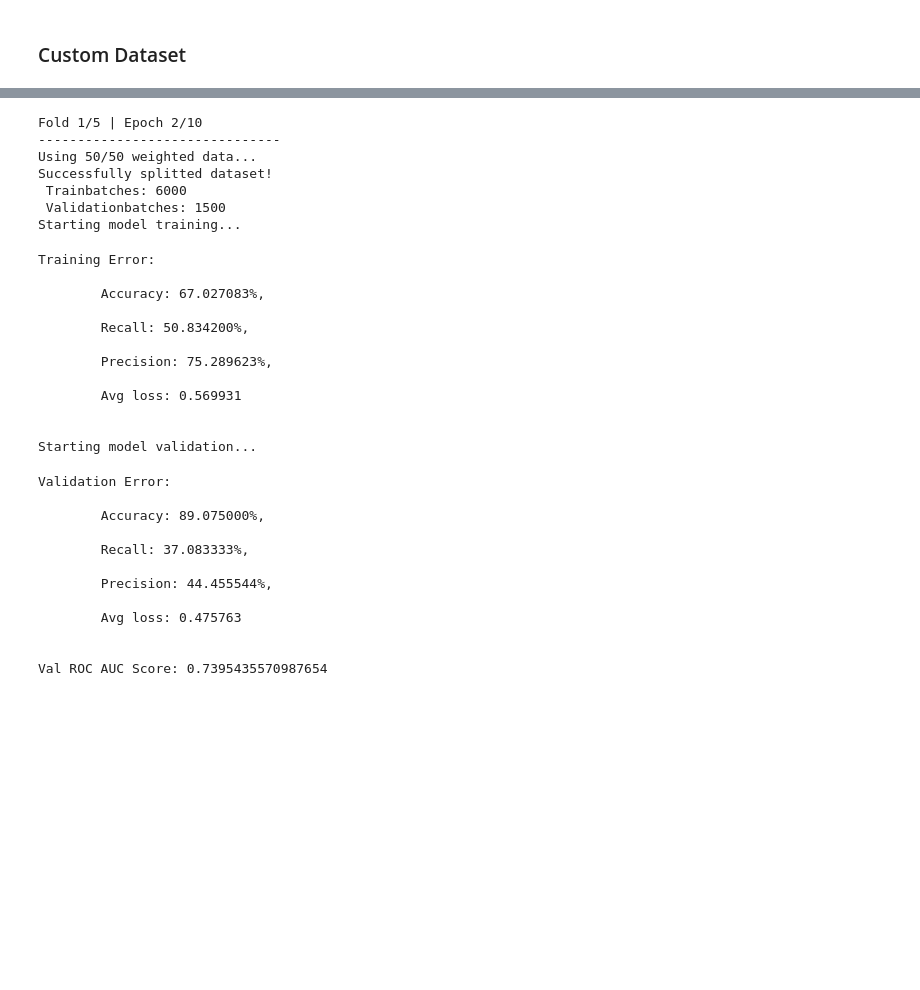
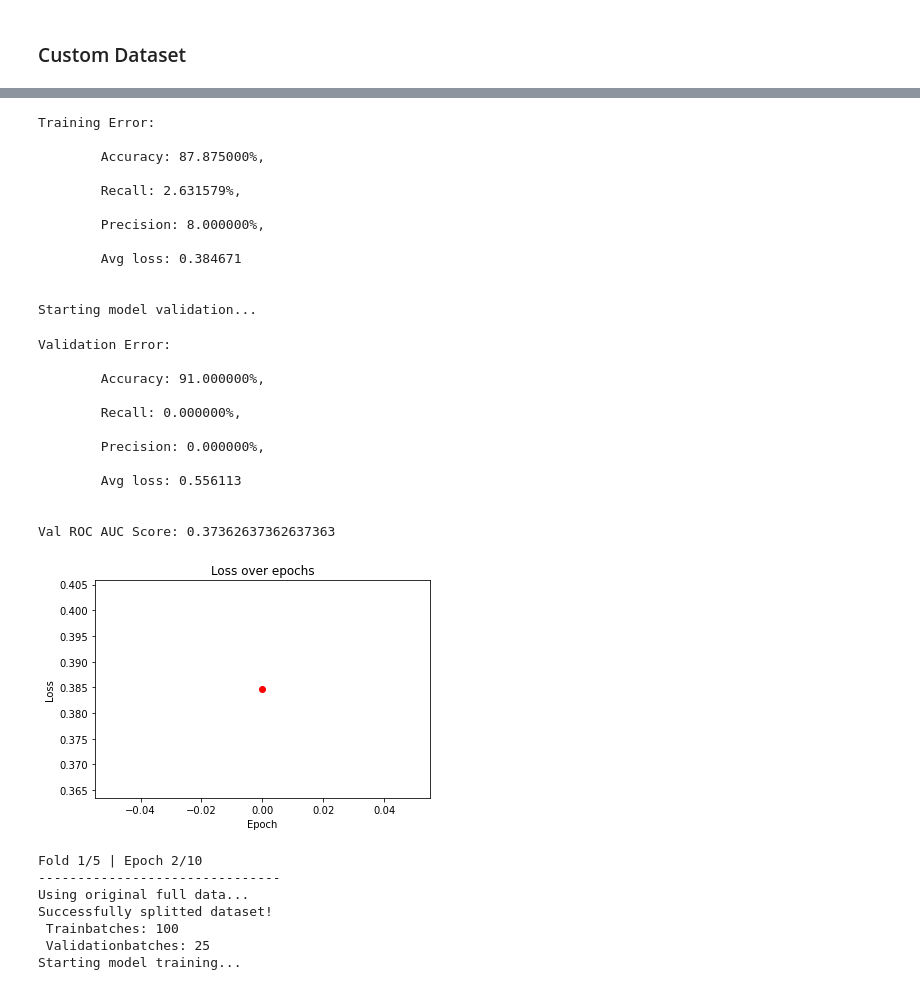
Before and after one commit to Adrian-GGit/SETI, a Jupyter notebook: seti_notebooks/schnaufNet2.0.ipynb, the cells around one changed output, grey strips where cells are left out. Drawn from its saved outputs; the diff is of its cells as text; code cells hidden in the pictures; blank space fills up the shorter version.

Commit message:
change efficientnet model, add 'subtext'

```diff
--- a/seti_notebooks/schnaufNet2.0.ipynb
+++ b/seti_notebooks/schnaufNet2.0.ipynb
@@ -29,7 +29,7 @@ conf_dict = {
     "epochs": 10,
     "folds": 5,
 
-    "transfer_model_name": "efficientnet-b0",
+    "transfer_model_name": "efficientnet-b1",
     "model": "schnaufnet_trained",
     "model_to_load": "schnaufnet_trained.pth",
 
@@ -143,10 +143,25 @@ def split(train_index, val_index, behaviour="all"):
             dataset_train, batch_size=conf_dict["batch_size"], sampler=sampler)
     elif behaviour == conf_dict["behaviours"]["all"]:
         print("Using original full data...")
-        train_dataloader = DataLoader(dataset_train, batch_size=conf_dict["batch_size"], shuffle=True)#, num_workers=2)
+        train_dataloader = DataLoader(
+            dataset_train, batch_size=conf_dict["batch_size"], shuffle=True)#, num_workers=2)
     val_dataloader = DataLoader(dataset_val, batch_size=conf_dict["batch_size"], shuffle=True)#, num_workers=2)
     print(f"Successfully splitted dataset!\n Trainbatches: {len(train_dataloader)}\n Validationbatches: {len(val_dataloader)}")
+    return train_dataloader, val_dataloader
 
+def get_0_1_batches_ratio(dataloader):
+    print("dataloader length: ", len(dataloader))
+    for i, (data, target) in enumerate(dataloader):
+        print (f"batch index {i}, 0/1: {len(np.where(target.numpy() == 0)[0])}/{len(np.where(target.numpy() == 1)[0])}")
+
+def get_0_1_ratio(dataloader, train):
+    dataloader_0 = 0
+    dataloader_1 = 0
+    for i, (data, target) in enumerate(tqdm(dataloader)):
+        dataloader_0 += len(np.where(target.numpy() == 0)[0])
+        dataloader_1 += len(np.where(target.numpy() == 1)[0])
+    dataloaderinformation = "train" if train else "val"
+    print(f"{dataloaderinformation} dataloader 0/1 ratio: {dataloader_0}, {dataloader_1}")
     return train_dataloader, val_dataloader
 # %%
 def train_loop(model, train_dataloader, optimizer, loss_fn, scheduler, epoch_loss_list):
@@ -284,10 +299,11 @@ for fold, (train_index, val_index) in enumerate(skf.split(df_train, df_train["ta
     epoch_train_loss_list = []
     for epoch in range(num_epochs):
         print(f"Fold {fold + 1}/{num_folds} | Epoch {epoch + 1}/{num_epochs}\n-------------------------------")
-        if epoch == math.floor(num_epochs * conf_dict["split_until_ratio"]):
-            train_dataloader, val_dataloader = split(train_index, val_index, behaviour=new_split_behaviour)
-        else:
-            train_dataloader, val_dataloader = split(train_index, val_index, behaviour=current_split_behaviour)
+        # if epoch == math.floor(num_epochs * conf_dict["split_until_ratio"]):
+        #     train_dataloader, val_dataloader = split(train_index, val_index, behaviour=new_split_behaviour)
+        # else:
+        #     train_dataloader, val_dataloader = split(train_index, val_index, behaviour=current_split_behaviour)
+        train_dataloader, val_dataloader = split(train_index, val_index, behaviour=conf_dict["behaviours"]["all"]) # only behaviour 'all'
         train_loop(model, train_dataloader, optimizer, loss_fn, scheduler, epoch_train_loss_list)
         val_labels, val_predictions = validation_loop(model, val_dataloader, loss_fn)
         roc_auc = metrics.roc_auc_score(val_labels, val_predictions)
@@ -306,6 +322,7 @@ for fold, (train_index, val_index) in enumerate(skf.split(df_train, df_train["ta
         plt.xlabel("Epoch")
         plt.ylabel("Loss")
         plt.show()
+    break # for test purposes only one fold
 print(f"Training done! Best model in fold {best_roc_auc_fold}, epoch {best_roc_auc_epoch} with roc_auc of {best_roc_auc}")
 # %% [output]
 Initializing Efficientnet Backbone
@@ -345,31 +338,32 @@ Val ROC AUC Score: 0.6965641203703703
-Fold 1/5 | Epoch 2/10
--------------------------------
-Using 50/50 weighted data...
-Successfully splitted dataset!
- Trainbatches: 6000
- Validationbatches: 1500
-Starting model training...
+Training Error:
+
+        Accuracy: 87.875000%,
+
+        Recall: 2.631579%,
+
+        Precision: 8.000000%,
+
+        Avg loss: 0.384671
+
+
+Starting model validation...
-Training Error:
+Validation Error:
 
-        Accuracy: 67.027083%,
+        Accuracy: 91.000000%,
 
-        Recall: 50.834200%,
+        Recall: 0.000000%,
 
-        Precision: 75.289623%,
+        Precision: 0.000000%,
 
-        Avg loss: 0.569931
+        Avg loss: 0.556113
 
 
-Starting model validation...
+Val ROC AUC Score: 0.37362637362637363
+[figure, new version]
-Validation Error:
-
-        Accuracy: 89.075000%,
-
-        Recall: 37.083333%,
-
-        Precision: 44.455544%,
-
-        Avg loss: 0.475763
-
-
-Val ROC AUC Score: 0.7395435570987654
+Fold 1/5 | Epoch 2/10
+-------------------------------
+Using original full data...
+Successfully splitted dataset!
+ Trainbatches: 100
+ Validationbatches: 25
+Starting model training...
```
Also changed, not shown: parts of 1 cell of this notebook, 1 other file.
